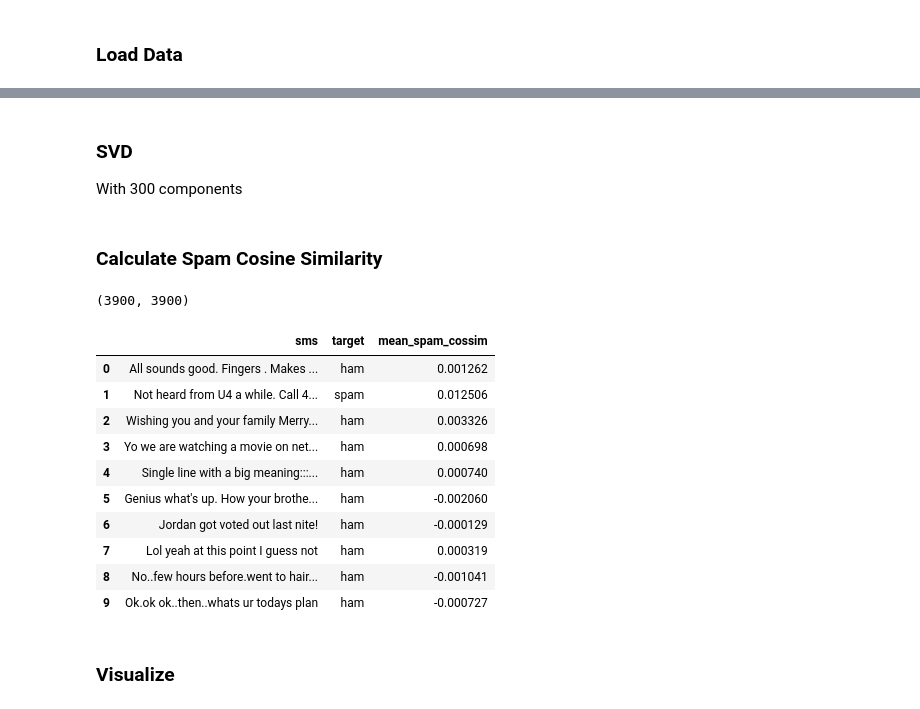
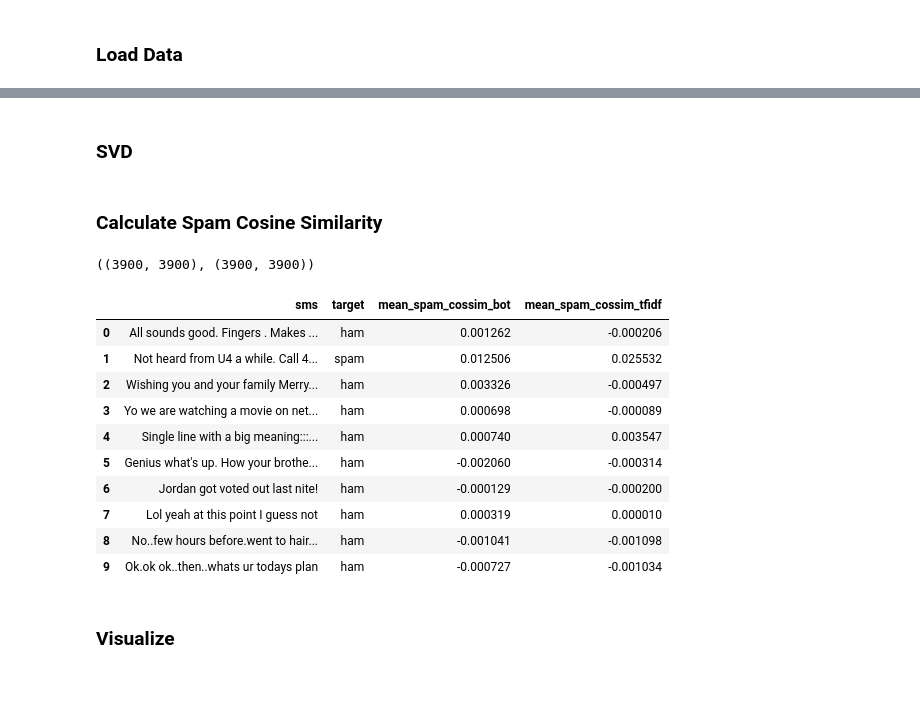
Before and after one commit to BigBangData/NaturalLanguageProcessing, a Jupyter notebook: TextAnalyticsWithR/09_CosineSimilarity.ipynb, the cells around one changed output, grey strips where cells are left out. Cells and saved outputs as stored; diff of their text form; code cells hidden in the pictures.

Commit message:
Revise upto modeling section; add SVD of Tfidf

```diff
--- a/TextAnalyticsWithR/09_CosineSimilarity.ipynb
+++ b/TextAnalyticsWithR/09_CosineSimilarity.ipynb
@@ -58,15 +48,17 @@ import custom.clean_preprocess as cp
 from sklearn.pipeline import Pipeline
 from sklearn.feature_extraction.text import TfidfTransformer
 
-dtm_pipe = Pipeline([('counter', cp.DocumentToNgramCounterTransformer(n_grams=3)),
-                     ('bow', cp.WordCounterToVectorTransformer(vocabulary_size=2000))
-                    ])
+pipe = Pipeline([('counter', cp.DocumentToNgramCounterTransformer(n_grams=3)),
+                 ('bot', cp.WordCounterToVectorTransformer(vocabulary_size=2000)),
+                 ('tfidf', TfidfTransformer(sublinear_tf=True))
+                ])
 
-X_train_bot = dtm_pipe.fit_transform(X_train)
+X_counter = pipe['counter'].fit_transform(X_train)
+X_bot = pipe['bot'].fit_transform(X_counter)
+
+X_tfidf = pipe.fit_transform(X_train)
 # %% [markdown]
 ### SVD
-
-With 300 components
 # %%
 import scipy.sparse as sp
 from scipy.sparse.linalg import svds
@@ -82,45 +74,49 @@ def perform_SVD(X, n_components=300):
     V = VT.T
     return V
 
-X_train_svd = perform_SVD(X_train_bot)
+X_svd_bot = perform_SVD(X_bot)
+X_svd_tfidf = perform_SVD(X_tfidf)
 # %% [markdown]
 ### Calculate Spam Cosine Similarity
 # %%
 from sklearn.metrics.pairwise import cosine_similarity
 
 # no need to transpose as in R
-X_cossim_svd = cosine_similarity(X_train_svd)
+X_cossim_svd_bot = cosine_similarity(X_svd_bot)
+X_cossim_svd_tfidf = cosine_similarity(X_svd_tfidf)
 
 # check that it is the 3,900 documents that are being compared, not 300 or 2,000 features
-X_cossim_svd.shape
+X_cossim_svd_bot.shape, X_cossim_svd_tfidf.shape
 # %% [output]
-(3900, 3900)
+((3900, 3900), (3900, 3900))
 # %%
 data = {'sms':X_train, 'target':y_train}
 train_df = pd.DataFrame(data)
 
 # get spam indexes
 spam_ix = train_df.loc[train_df['target']=='spam'].index
 
 # calculate average spam similarity on SVD
-mean_spam_sims = []
-for ix in range(X_cossim_svd.shape[0]):
-    mean_spam_sims.append(np.mean(X_cossim_svd[ix, spam_ix]))
+mean_spam_sims_bot, mean_spam_sims_tfidf = [], []
+for ix in range(X_cossim_svd_bot.shape[0]):
+    mean_spam_sims_bot.append(np.mean(X_cossim_svd_bot[ix, spam_ix]))
+    mean_spam_sims_tfidf.append(np.mean(X_cossim_svd_tfidf[ix, spam_ix]))
 
-train_df['mean_spam_cossim'] = mean_spam_sims
+train_df['mean_spam_cossim_bot'] = mean_spam_sims_bot
+train_df['mean_spam_cossim_tfidf'] = mean_spam_sims_tfidf
 
 train_df.head(10)
 # %% [output]
-|  | sms | target | mean_spam_cossim |
-| 0 | All sounds good. Fingers . Makes ... | ham | 0.001262 |
-| 1 | Not heard from U4 a while. Call 4... | spam | 0.012506 |
-| 2 | Wishing you and your family Merry... | ham | 0.003326 |
-| 3 | Yo we are watching a movie on net... | ham | 0.000698 |
-| 4 | Single line with a big meaning:::... | ham | 0.000740 |
-| 5 | Genius what's up. How your brothe... | ham | -0.002060 |
-| 6 | Jordan got voted out last nite! | ham | -0.000129 |
-| 7 | Lol yeah at this point I guess not | ham | 0.000319 |
-| 8 | No..few hours before.went to hair... | ham | -0.001041 |
-| 9 | Ok.ok ok..then..whats ur todays plan | ham | -0.000727 |
+|  | sms | target | mean_spam_cossim_bot | mean_spam_cossim_tfidf |
+| 0 | All sounds good. Fingers . Makes ... | ham | 0.001262 | -0.000206 |
+| 1 | Not heard from U4 a while. Call 4... | spam | 0.012506 | 0.025532 |
+| 2 | Wishing you and your family Merry... | ham | 0.003326 | -0.000497 |
+| 3 | Yo we are watching a movie on net... | ham | 0.000698 | -0.000089 |
+| 4 | Single line with a big meaning:::... | ham | 0.000740 | 0.003547 |
+| 5 | Genius what's up. How your brothe... | ham | -0.002060 | -0.000314 |
+| 6 | Jordan got voted out last nite! | ham | -0.000129 | -0.000200 |
+| 7 | Lol yeah at this point I guess not | ham | 0.000319 | 0.000010 |
+| 8 | No..few hours before.went to hair... | ham | -0.001041 | -0.001098 |
+| 9 | Ok.ok ok..then..whats ur todays plan | ham | -0.000727 | -0.001034 |
 # %% [markdown]
 ### Visualize
```
Also changed, not shown: parts of 8 cells of this notebook.
